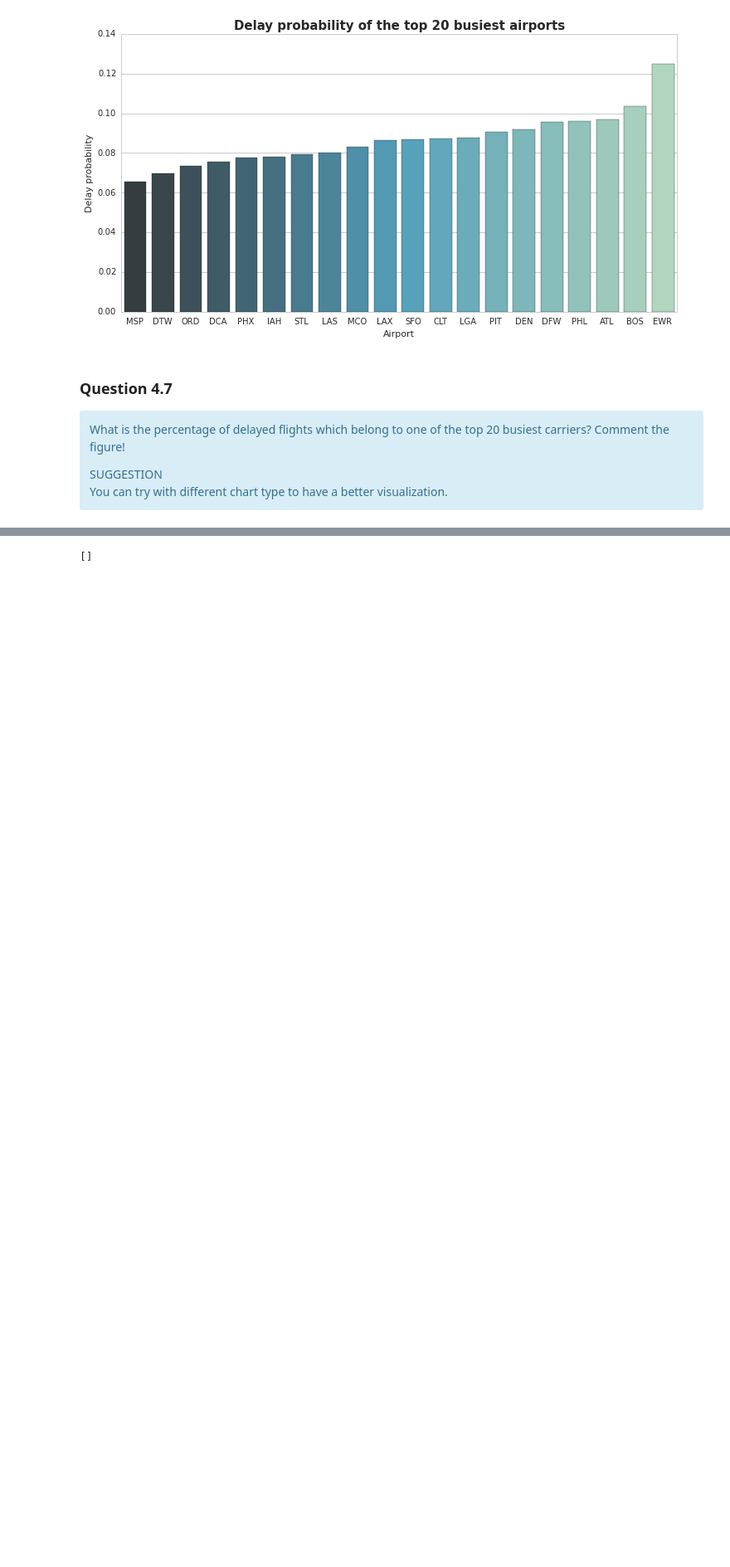
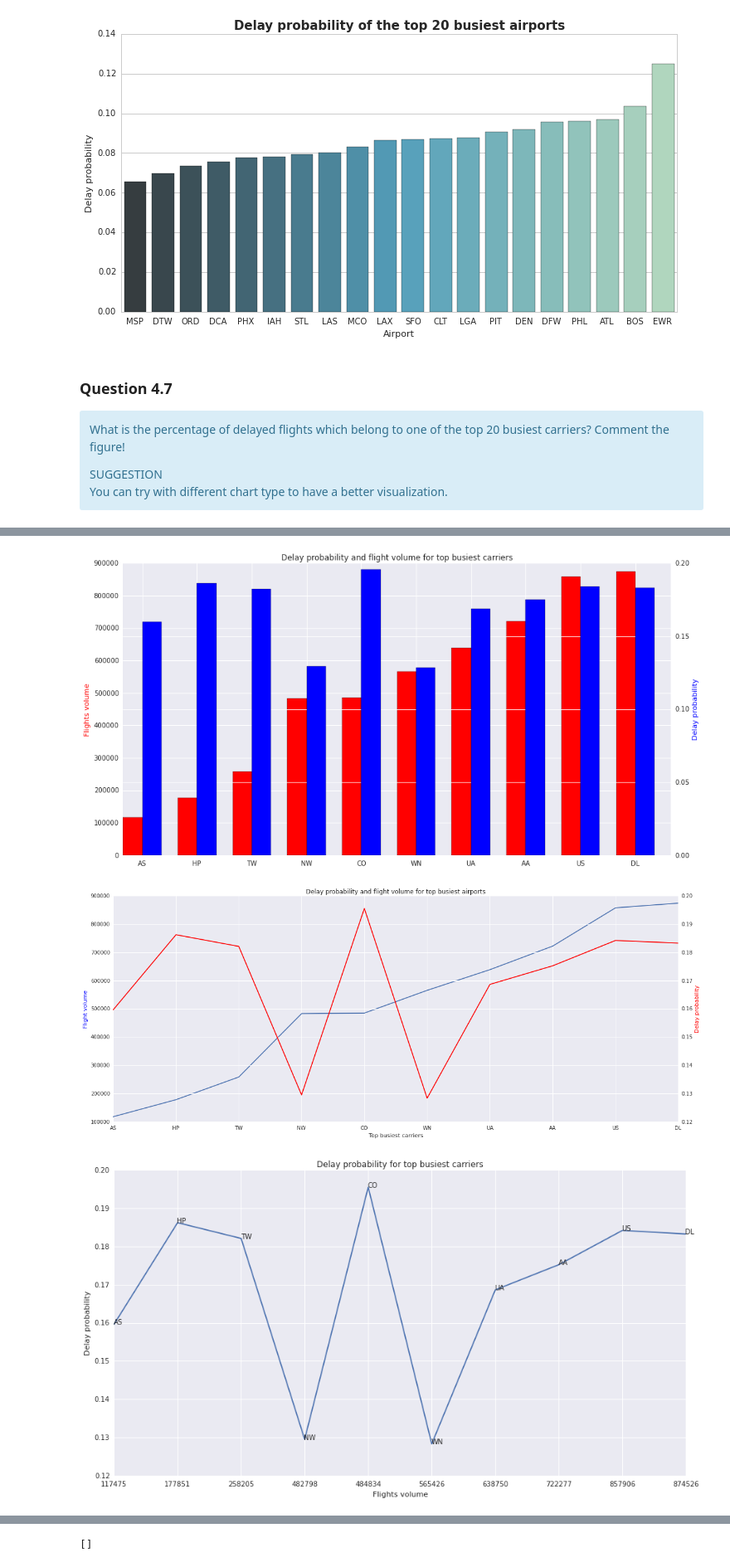
Before and after one commit to JZ-LIANG/Distributed-Systems-and-Cloud-Computing, a Jupyter notebook: notebooks/Lab4 - SparkSQL Flights Data Analysis.ipynb, the cells around one changed output, grey strips where cells are left out. Shown at 83% size. Saved outputs shown, nothing was run; the diff lists cells and outputs as text; code cells hidden in the pictures; blank space fills up the shorter version.

```diff
--- a/notebooks/Lab4 - SparkSQL Flights Data Analysis.ipynb
+++ b/notebooks/Lab4 - SparkSQL Flights Data Analysis.ipynb
@@ -1410,0 +1420,76 @@ The first plot lets one think that there are some carriers that are more likely
+# %%
+# here we reused the top_busiest_carriers dataframe computed in the cell 3.5
+# it contains the top busiest carriers ordered in descending order of number of flights
+# the code is reported here for clarity reasons:
+
+# top_busiest_carriers = df.groupBy(df.carrier).count().orderBy('count', ascending=0)
+# top_busiest_carriers.show()
+
+# take the first 20 lines from the dataframe and put them into a list (to be used by the 'isin' function)
+# NB: there are only 10 carriers in the 1994 dataset
+top_c = top_busiest_carriers.take(20)
+top_c = [x[0] for x in top_c]
+
+
+# QUERY
+# filter the original dataframe and add the is_delay column as we did also in the previous questions
+df_with_delay = df.filter(df.carrier.isin(top_c)).withColumn('is_delay', func.when((df["arrival_delay"] >= 15), 1).otherwise(0))
+# then group by carrier, and for each carrier, compute the delay ratio
+statistic_day = df_with_delay.groupBy(df.carrier)\
+                 .agg((func.sum('is_delay')/func.count('*')).alias('delay_ratio'))\
+                 .orderBy('delay_ratio')
+
+
+# PRINT & COLLECT
+print('Delay probability and flight volume for top busiest carriers:')
+data = top_busiest_carriers.join(statistic_day, on='carrier').select('*').orderBy('count')
+data.show()
+data = data.collect()
+
+
+# PLOT (bar chart)
+fig = plt.figure(figsize=(15,8))
+ax = fig.add_subplot(111)
+ax.bar([x for x in range(len(data))], [x[1] for x in data], 0.35, color='r')
+ax.set_ylabel('Flights volume', color='r')
+ax2 = ax.twinx()
+ax2.bar([x+0.35 for x in range(len(data))], [x[2] for x in data], 0.35, color='b')
+ax2.set_ylabel('Delay probability', color='b')
+plt.xticks([x+0.35 for x in range(len(data))], [x[0] for x in data])
+plt.title('Delay probability and flight volume for top busiest carriers')
+plt.show()
+
+# PLOT (line chart with x=airport, y1=flight volume, y2=delay)
+fig = plt.figure(figsize=(20,8))
+ax = fig.add_subplot(111)
+ax.set_title('Delay probability and flight volume for top busiest airports')
+ax.plot([x for x in range(len(data))], [x[1] for x in data])
+ax.set_xlabel('Top busiest carriers')
+ax.set_ylabel('Flight volume', color='b')
+ax2 = ax.twinx()
+ax2.plot([x for x in range(len(data))], [x[2] for x in data], c='r')
+ax2.set_ylabel('Delay probability', color='r')
+plt.xticks([x for x in range(len(data))], [x[0] for x in data])
+plt.show()
+
+# PLOT (line chart)
+plt.figure(figsize=(15,8))
+plt.plot([x for x in range(len(data))], [x[2] for x in data])
+plt.xticks([x for x in range(len(data))], [x[1] for x in data])
+for x in range(len(data)):
+    plt.annotate('%s' % data[x][0], xy=(x, data[x][2]))
+plt.title('Delay probability for top busiest carriers')
+plt.ylabel('Delay probability')
+plt.xlabel('Flights volume')
+plt.show()
+
+# PLOT (pie chart)
+plt.figure(figsize=(8,8))
+patches, _ =plt.pie([x[2] for x in data],
+        explode=[0.05 for _ in range(len(data))],
+        colors=cm.rainbow(np.linspace(0, 1, len(data))),
+        labels=[x[1] for x in data])
+plt.legend(patches, [x[0] for x in data], bbox_to_anchor=(1.05, 1), loc=2, borderaxespad=0.)
+plt.title('Delay probability for top busiest airports')
+plt.show()
+# %% [output]
@@ -1410,0 +1511,3 @@ The first plot lets one think that there are some carriers that are more likely
+[figure, added]
+[figure, added]
+[figure, added]
```
Also changed, not shown: parts of 29 cells of this notebook, 1 other file.
